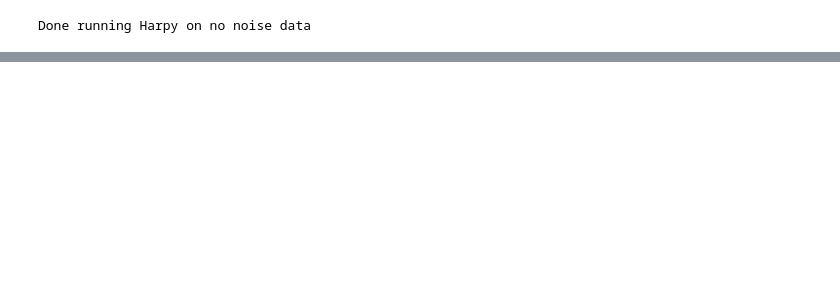
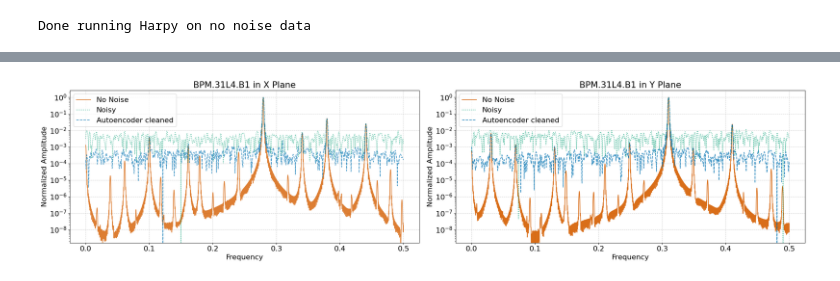
Before and after one commit to jgray-19/autocleaner, a Jupyter notebook: analysis.ipynb, the cells around one changed output, grey strips where cells are left out. Cells and saved outputs as stored; diff of their text form; code cells hidden in the pictures; blank space fills up the shorter version.

```diff
--- a/analysis.ipynb
+++ b/analysis.ipynb
@@ -30,3 +43,96 @@ run_harpy(BEAM, nonoise_path, clean=False)
 print("Done running Harpy on no noise data")
 # %% [output]
 Done running Harpy on no noise data
+# %%
+def normalise_df(df: tfs.TfsDataFrame):
+    return (df - df.min()) / (df.max() - df.min())
+
+plt.rcParams.update({"font.size": 16})
+
+# Define mapping for each state
+states = ["clean", "noisy", "nonoise"]
+# Map state to plot labels (note: we assume that "nonoise" is the denoised case)
+labels = {
+    "nonoise": "No Noise",
+    "noisy": "Harpy Cleaned" if CLEAN_HARPY else "Noisy",
+    "clean": "Autoencoder cleaned",
+}
+# Define linestyles (None means default solid line)
+linestyles = {"nonoise": None, "noisy": "dotted", "clean": "dashed"}
+colors = {"nonoise": COLOURS[1], "noisy": COLOURS[2], "clean": COLOURS[0]}
+
+# Assuming you have these path variables already defined:
+# cleaned_path, noisy_path, nonoise_path
+paths = {
+    "clean": cleaned_path,
+    # 'noisy': new_noisy_path,
+    "noisy": noisy_path,
+    "nonoise": nonoise_path,
+}
+BPM_INDEX = 111
+
+# Dictionaries to hold frequency and amplitude data for X and Y
+freqs_x, amps_x = {}, {}
+freqs_y, amps_y = {}, {}
+
+for state in states:
+    path = paths[state]
+    # Load and normalize X data
+    freqs_x[state] = tfs.read(FREQ_OUT_DIR / (path.name + ".freqsx"))
+    amps_x[state] = normalise_df(tfs.read(FREQ_OUT_DIR / (path.name + ".ampsx")))
+
+    # Load and normalize Y data
+    freqs_y[state] = tfs.read(FREQ_OUT_DIR / (path.name + ".freqsy"))
+    amps_y[state] = normalise_df(tfs.read(FREQ_OUT_DIR / (path.name + ".ampsy")))
+
+# Select a BPM channel using the same index for both X and Y
+BPM_NAME_x = amps_x["clean"].columns[BPM_INDEX]
+print(BPM_NAME_x)
+BPM_NAME_y = amps_y["clean"].columns[BPM_INDEX]
+print(BPM_NAME_y)
+
+# Define the order in which to plot (to match your example: denoised, noisy, then clean)
+plot_order = ["nonoise", "noisy", "clean"]
+
+# Create subplots for X and Y
+fig, axs = plt.subplots(1, 2, figsize=(24, 6))
+
+# Plot X plane data
+for state in plot_order:
+    axs[0].plot(
+        freqs_x[state][BPM_NAME_x],
+        amps_x[state][BPM_NAME_x],
+        label=labels[state],
+        linestyle=linestyles[state],
+        color = colors[state],
+        alpha=0.8 if state == "nonoise" else 0.7,
+    )
+axs[0].set_title(f"{BPM_NAME_x} in X Plane")
+axs[0].legend()
+
+# Plot Y plane data
+for state in plot_order:
+    axs[1].plot(
+        freqs_y[state][BPM_NAME_y],
+        amps_y[state][BPM_NAME_y],
+        label=labels[state],
+        linestyle=linestyles[state],
+        color = colors[state],
+        alpha=0.9 if state == "nonoise" else 0.8,
+    )
+axs[1].set_ylabel("Normalized Amplitude")
+axs[1].set_title(f"{BPM_NAME_y} in Y Plane")
+for ax in axs:
+    ax.set_xlabel("Frequency")
+    ax.set_ylabel("Normalized Amplitude")
+    ax.legend()
+    ax.grid(True, linestyle="--", alpha=0.6)
+    ax.set_yscale("log")
+    ax.set_ylim(10**-8.791334934248553, 10**0.4132279093016276)
+
+
+plt.tight_layout()
+filename = "harpy_spectrum.png" if CLEAN_HARPY else "harpy_spectrum_noisy.png"
+plt.savefig(filename, bbox_inches="tight", dpi=300)
+plt.show()
+# %% [output]
@@ -33 +141,2 @@ Done running Harpy on no noise data
+[figure, added]
 # %%
```
Also changed, not shown: parts of 7 cells of this notebook, 2 other files.
